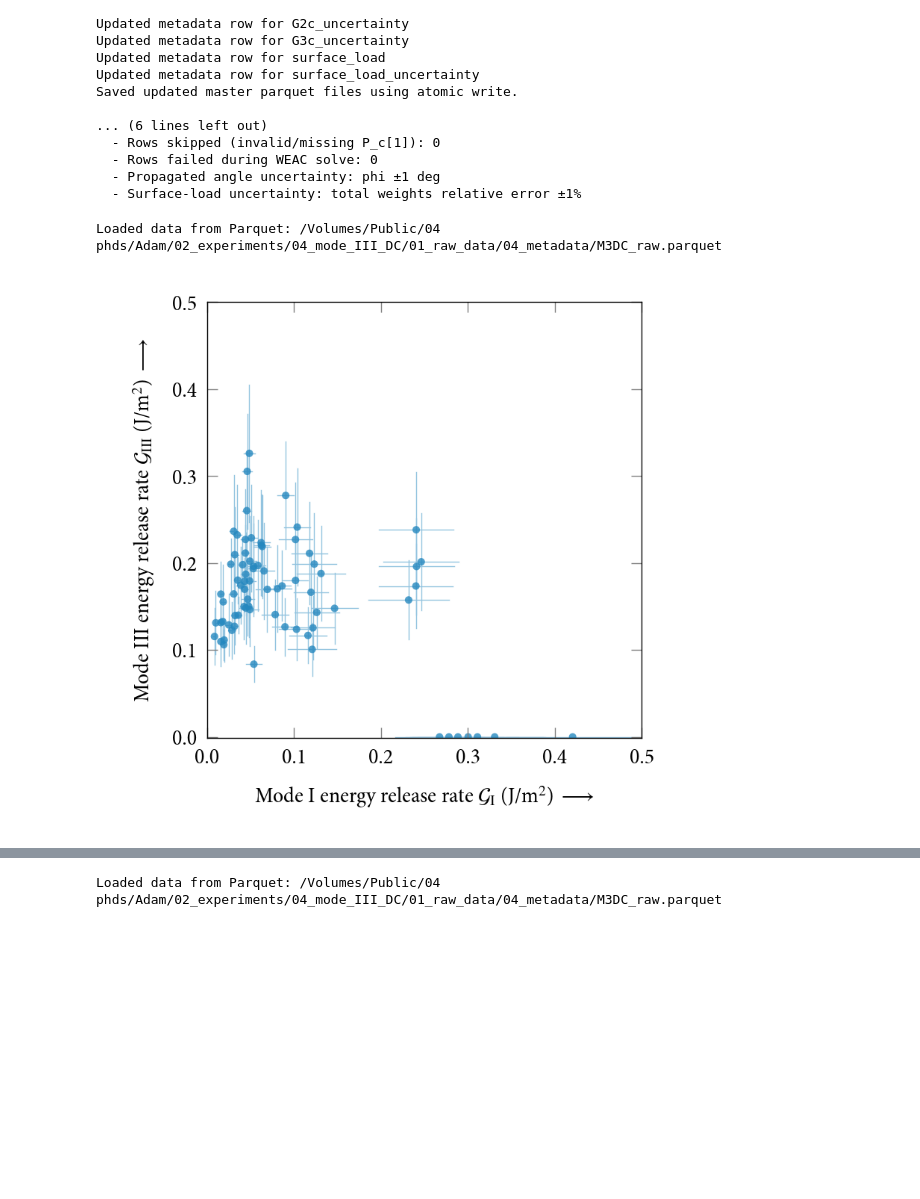
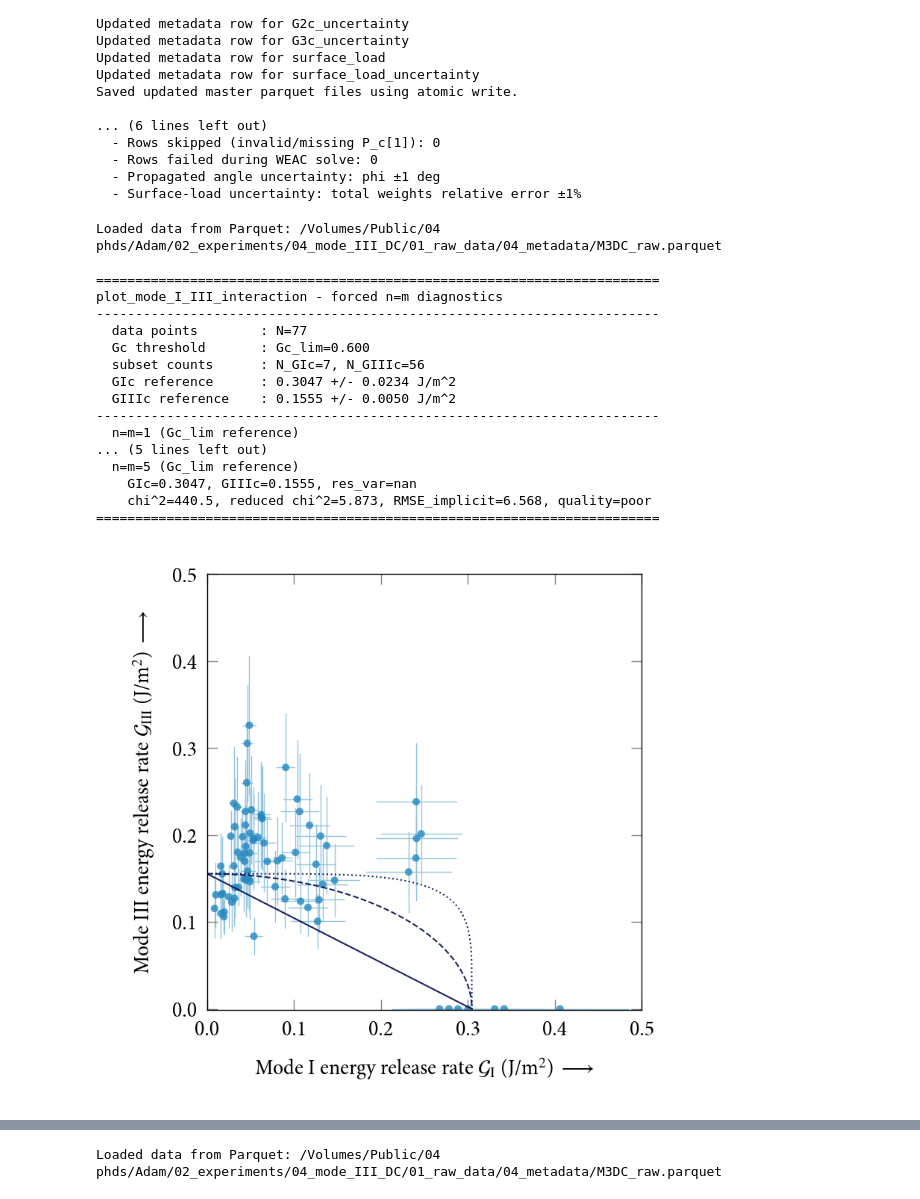
Before and after one commit to valdam95/Mode3DC, a Jupyter notebook: M3DC_Notebook.ipynb, the cells around one changed output, grey strips where cells are left out. Cells and saved outputs as stored; diff of their text form; code cells hidden in the pictures; blank space fills up the shorter version.

```diff
--- a/M3DC_Notebook.ipynb
+++ b/M3DC_Notebook.ipynb
@@ -502,19 +508,36 @@ Saved updated master parquet files using atomic write.
 # %%
 fig_mode_I_III_interaction = vis.plot_mode_I_III_interaction(
     df_or_path=path_metadata+"/M3DC_raw.parquet",
     x_component='G1',
     y_component='G3',
     x_lim=(0,0.5),
     y_lim=(-0.001,0.5),
     title=None,
     figsize=(8, 7.5),
     dpi=100,
     depict_AFN=False,
+    Gc_lim=0.6,
     mark_infinite=False,
 )
 # %% [output]
 Loaded data from Parquet: /Volumes/Public/04 phds/Adam/02_experiments/04_mode_III_DC/01_raw_data/04_metadata/M3DC_raw.parquet
+
+========================================================================
+plot_mode_I_III_interaction - forced n=m diagnostics
+------------------------------------------------------------------------
+  data points        : N=77
+  Gc threshold       : Gc_lim=0.600
+  subset counts      : N_GIc=7, N_GIIIc=56
+  GIc reference      : 0.3047 +/- 0.0234 J/m^2
+  GIIIc reference    : 0.1555 +/- 0.0050 J/m^2
+------------------------------------------------------------------------
+  n=m=1 (Gc_lim reference)
+... (5 lines left out)
+  n=m=5 (Gc_lim reference)
+    GIc=0.3047, GIIIc=0.1555, res_var=nan
+    chi^2=440.5, reduced chi^2=5.873, RMSE_implicit=6.568, quality=poor
+========================================================================
-[figure, old version]
+[figure, new version]
 # %%
 import numpy as np
 fig_GIII_ratio_vs_G = vis.plot_GIII_ratio_vs_G(
```
Also changed, not shown: parts of 14 cells of this notebook, 3 other files.
